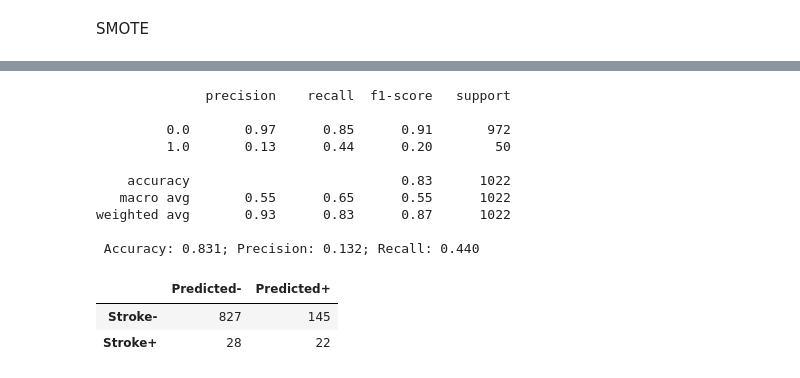
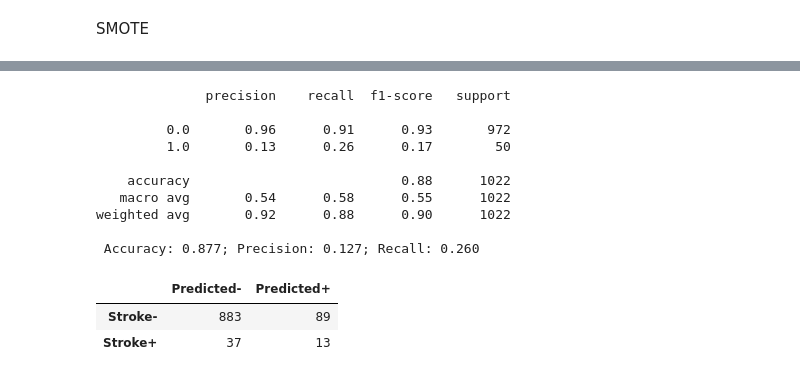
Before and after one commit to boborodono/San_Antonio_Machine_Learning_SAML, a Jupyter notebook: Corcoran/supervised_ML_models.ipynb, the cells around one changed output, grey strips where cells are left out. Cells and saved outputs as stored; diff of their text form; code cells hidden in the pictures.

```diff
--- a/Corcoran/supervised_ML_models.ipynb
+++ b/Corcoran/supervised_ML_models.ipynb
@@ -314,3 +360,10 @@ X_test_scaled = scaler.transform(X_test)
+# %%
+# Scale feature data with scaler instance from before
+scaler.fit(X2_train)
+
+# Fit & transform
+X2_train_scaled = scaler.transform(X2_train)
+X2_test_scaled = scaler.transform(X2_test)
 # %% [markdown]
 SMOTE
 # %%
@@ -352,27 +409,31 @@ weighted avg       0.91      0.88      0.89      1022
+# %%
+# Evaluate rf_model2
+y2_pred1 = rf_model2.predict(X2_test_scaled)
+cm2 = confusion_matrix(y2_test, y2_pred1)
+cm2_df = pd.DataFrame(cm2, index=['Stroke-', 'Stroke+'], columns=['Predicted-', 'Predicted+'])
+print(classification_report(y2_test, y2_pred1))
+print(f' Accuracy: {accuracy_score(y2_test, y2_pred1):.3f}; Precision: {precision_score(y2_test, y2_pred1):.3f}; Recall: {recall_score(y2_test, y2_pred1):.3f}')
+cm2_df
+# %% [output]
+              precision    recall  f1-score   support
+
+         0.0       0.96      0.91      0.93       972
+         1.0       0.13      0.26      0.17        50
+
+    accuracy                           0.88      1022
+   macro avg       0.54      0.58      0.55      1022
+weighted avg       0.92      0.88      0.90      1022
+
+ Accuracy: 0.877; Precision: 0.127; Recall: 0.260
+|  | Predicted- | Predicted+ |
+| Stroke- | 883 | 89 |
+| Stroke+ | 37 | 13 |
 # %%
-# Create AdaBoostClassifier instance
-ada_model = AdaBoostClassifier(n_estimators=128, random_state=2)
-# Fit the model
-ada_model = ada_model.fit(X_train_resampled, y_train_resampled)
+# Create AdaBoostClassifier instances
+ada_model1 = AdaBoostClassifier(n_estimators=128, random_state=2)
+ada_model2 = AdaBoostClassifier(n_estimators=128, random_state=2)
+# Fit ada_model1 to SimpleImputer dataset
+ada_model1 = ada_model1.fit(X1_train_resampled, y1_train_resampled)
 
-# Evaluate the model
-y_pred2 = ada_model.predict(X_test_scaled)
-cm = confusion_matrix(y_test, y_pred2)
-cm_df = pd.DataFrame(cm, index=['Stroke-', 'Stroke+'], columns=['Predicted-', 'Predicted+'])
-print(classification_report(y_test, y_pred2))
-print(f' Accuracy: {accuracy_score(y_test, y_pred2):.3f}; Precision: {precision_score(y_test, y_pred2):.3f}; Recall: {recall_score(y_test, y_pred2):.3f}')
-cm_df
+# Fit ada_model2 to the KNNImputer data set
+ada_model2 = ada_model2.fit(X2_train_resampled, y2_train_resampled)
-# %% [output]
-              precision    recall  f1-score   support
-
-         0.0       0.97      0.85      0.91       972
-         1.0       0.13      0.44      0.20        50
-
-    accuracy                           0.83      1022
-   macro avg       0.55      0.65      0.55      1022
-weighted avg       0.93      0.83      0.87      1022
-
- Accuracy: 0.831; Precision: 0.132; Recall: 0.440
-|  | Predicted- | Predicted+ |
-| Stroke- | 827 | 145 |
-| Stroke+ | 28 | 22 |
```
Also changed, not shown: parts of 14 cells of this notebook.
